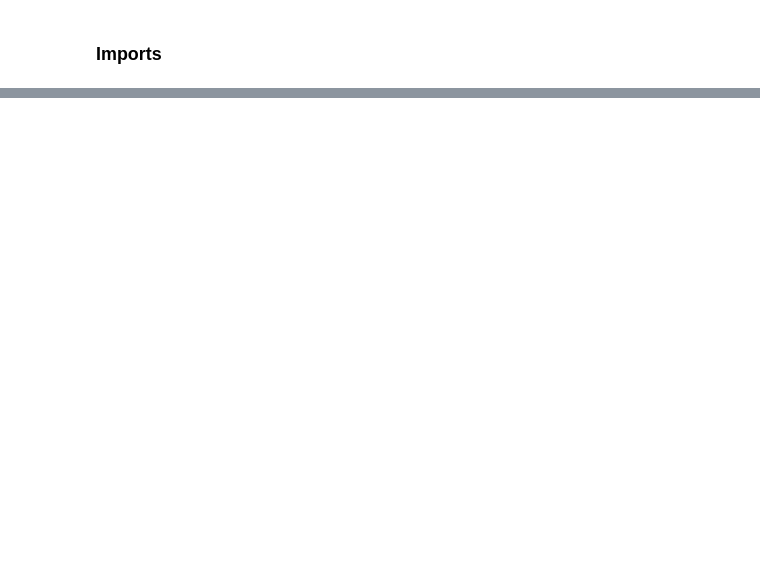
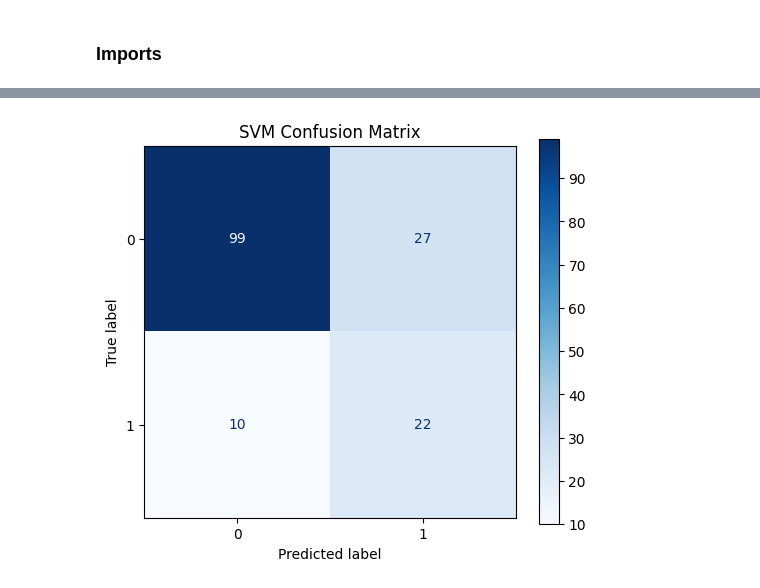
Before and after one commit to tjmeltesen/AML, a Jupyter notebook: Project/part2.ipynb, the cells around one changed output, grey strips where cells are left out. Cells and saved outputs as stored; diff of their text form; code cells hidden in the pictures; blank space fills up the shorter version.

```diff
--- a/Project/part2.ipynb
+++ b/Project/part2.ipynb
@@ -118,0 +127,6 @@ Number of components selected by PCA: 9
+# %%
+grid_svm.fit(x_train, y_train)
+params = grid_svm.best_params_
+score = grid_svm.best_score_
+print(f"Best SVM parameters: {grid_svm.best_params_}")
+print(f"Best SVM cross-validation F1 score: {grid_svm.best_score_}")
@@ -118,0 +139,5 @@ Number of components selected by PCA: 9
+# %%
+# Remove 'svm__' prefix from param keys for SVC constructor
+svm_params = {k.replace('svm__', ''): v for k, v in params.items()}
+svm = SVC(class_weight='balanced', **svm_params)
+svm.fit(x_train, y_train)
@@ -118,0 +146,4 @@ Number of components selected by PCA: 9
+# %%
+y_preds = svm.predict(x_test)
+print("\n=== SVM Classification Report ===")
+print(classification_report(y_test, y_preds))
@@ -118,0 +194,74 @@ Number of components selected by PCA: 9
+# %%
+import pandas as pd
+import time
+import numpy as np
+import joblib
+import os
+from sklearn.pipeline import Pipeline
+from sklearn.preprocessing import StandardScaler
+from sklearn.decomposition import PCA
+from sklearn.svm import SVC
+from sklearn.metrics import classification_report
+
+# Set to True for training, False for test/inference
+TRAINING = True  # Change to False for test
+
+dev_csv = 'PartII_dev.csv'  # Development set
+test_csv = 'NEW_TEST_FILE.csv'  # Replace with actual test file when needed
+model_path = 'svm_part2_model.joblib'
+# Only use X1-X125 and Y
+def load_data(csv_path):
+    data = pd.read_csv(csv_path)
+    X = data.drop(columns=['Y'])
+    y = data['Y']
+    return X, y
+
+# Define pipeline and parameters
+svm_params = {
+    'C': 0.1,
+    'kernel': 'rbf',
+    'gamma': 'scale',
+    'degree': 2,
+    'decision_function_shape': 'ovr'
+}
+pipe = Pipeline([
+    ('scaler', StandardScaler()),
+    ('pca', PCA(0.95)),
+    ('svm', SVC(class_weight='balanced', **svm_params))
+])
+
+if TRAINING:
+    X_dev, y_dev = load_data(dev_csv)
+    time_start = time.time()
+    model = pipe.fit(X_dev, y_dev)
+    print("Training Time:", time.time() - time_start)
+    y_pred = model.predict(X_dev)
+    print('SVM Training Performance:')
+    print(classification_report(y_dev, y_pred))
+    joblib.dump({'model': model, 'params': svm_params}, model_path)
+    print(f'Model saved to {model_path}')
+    cm = confusion_matrix(y_dev, y_pred)
+    disp = ConfusionMatrixDisplay(confusion_matrix=cm)
+    fig, ax = plt.subplots(figsize=(6, 5))
+    disp.plot(ax=ax, cmap='Blues')
+    plt.title('SVM Confusion Matrix')
+    plt.show()
+else:
+    if not os.path.exists(model_path):
+        raise FileNotFoundError(f'Model file {model_path} not found! Train first.')
+    saved = joblib.load(model_path)
+    model = saved['model']
+    # Use dev set for demonstration; replace with test_csv for real test
+    X_test, y_test = load_data(test_csv)
+    time_start = time.time()
+    y_pred = model.predict(X_test)
+    print("Prediction Time:", time.time() - time_start)
+    print('SVM Test Performance:')
+    print(classification_report(y_test, y_pred))
+    cm = confusion_matrix(y_test, y_pred)
+    disp = ConfusionMatrixDisplay(confusion_matrix=cm)
+    fig, ax = plt.subplots(figsize=(6, 5))
+    disp.plot(ax=ax, cmap='Blues')
+    plt.title('SVM Confusion Matrix')
+    plt.show()
+# %% [output]
@@ -118,0 +279 @@ Number of components selected by PCA: 9
+[figure, added]
```
Also changed, not shown: parts of 14 cells of this notebook, 5 other files.
